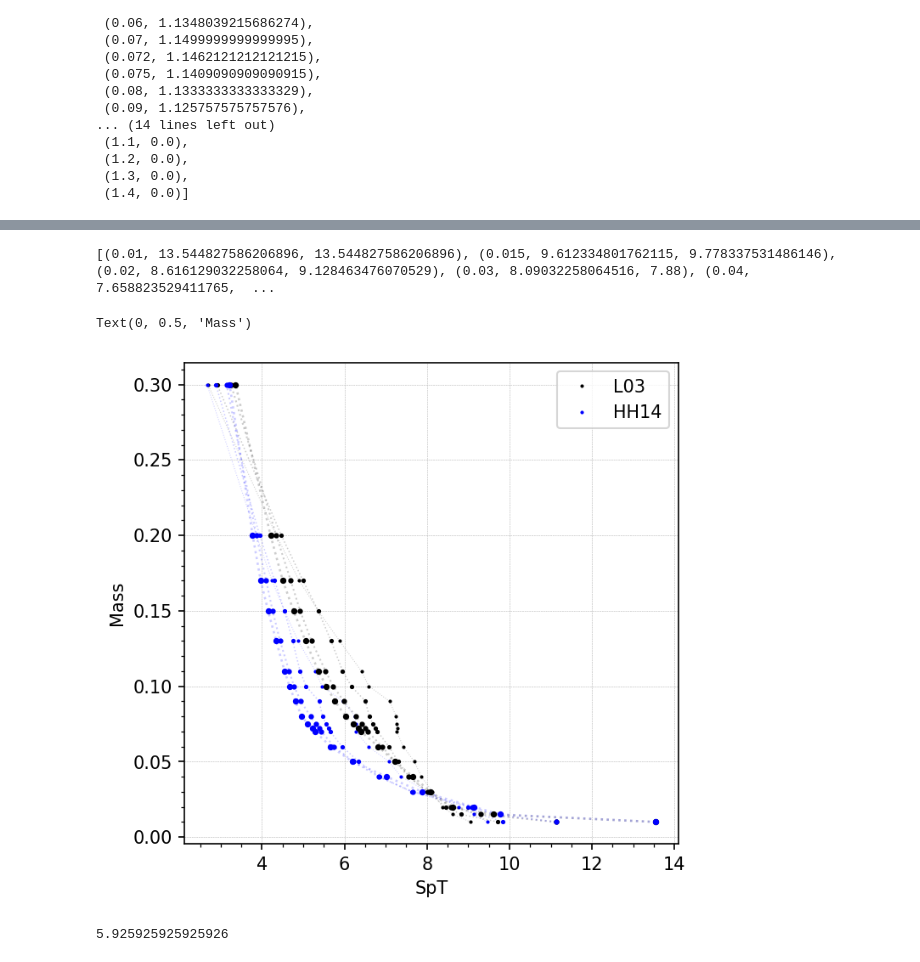
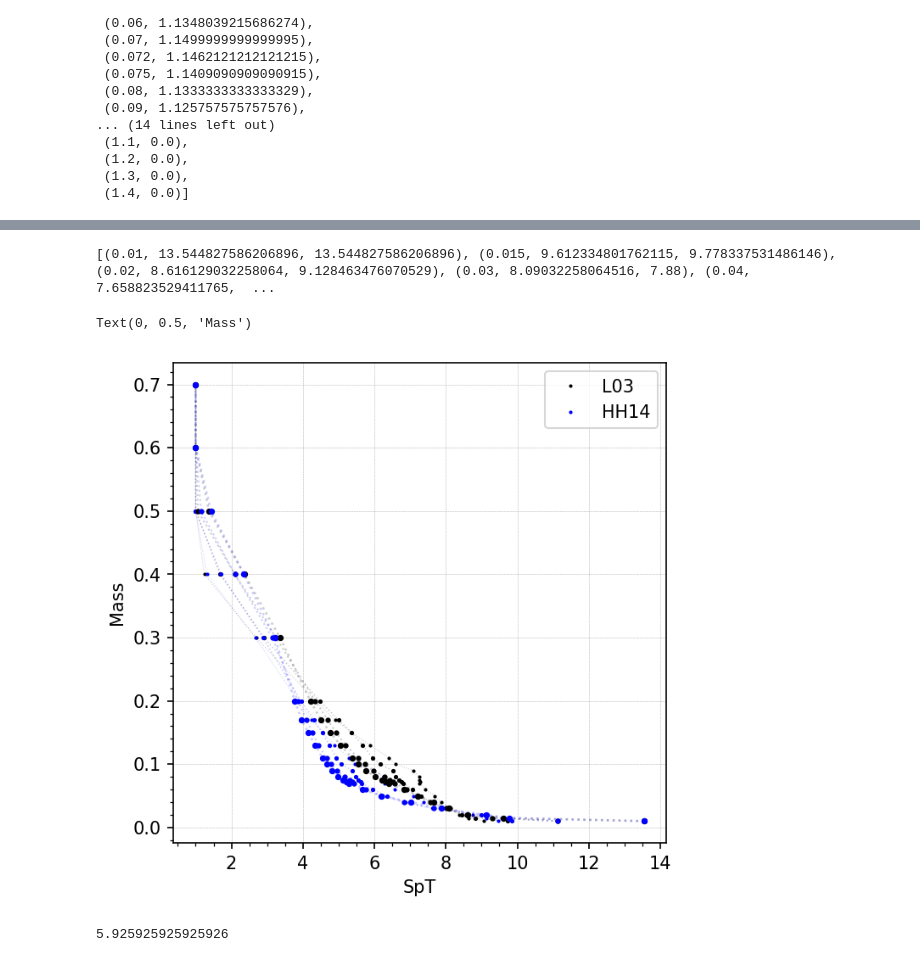
Before and after one commit to tomr-stargazer/Variability_Project_2020, a Jupyter notebook: wuvars/analysis/prototypes/Prototyping a mass-SpT figure.ipynb, the cells around one changed output, grey strips where cells are left out. Drawn from its saved outputs; the diff is of its cells as text; code cells hidden in the pictures.

```diff
--- a/wuvars/analysis/prototypes/Prototyping a mass-SpT figure.ipynb
+++ b/wuvars/analysis/prototypes/Prototyping a mass-SpT figure.ipynb
@@ -60,7 +60,7 @@ list(zip(mass, SpT_L03 - SpT_HH14))
 # %%
 fig, ax = plt.subplots(figsize=(5,5), dpi=150)
 plt.grid(True, linestyle='--', lw=0.25)
-small = mass<=0.2
+small = mass<=0.7
 # placeholders!
 # spts = np.arange(10)
 # masses = 10-np.arange(10)
@@ -83,35 +83,35 @@ ages = [0.5, 2.0, 5.0, 10.0]
 lw_array = [0.5, 0.75, 1.0, 1.25]
 ms_array = [2, 3, 4, 5]
 
 for age, lw, ms in zip(ages, lw_array, ms_array):
     iso = load_isochrone_generic(age)
     mass = iso[:,0]
     teff = iso[:,1]
     SpT_L03 = get_SpT_from_Teff(teff)
     SpT_HH14 = get_SpT_from_Teff_HH14(teff)
 
     if age == 10:
         print(list(zip(mass, SpT_L03, SpT_HH14)))
 
-    small = mass<=0.3
+    small = mass<=0.75
 
     ax.plot(SpT_L03[small], mass[small], 'k:', lw=lw, alpha=0.2)
     ax.plot(SpT_HH14[small], mass[small], 'b:', lw=lw, alpha=0.2)
 
     ax.plot(SpT_L03[small], mass[small], 'k.', lw=lw, ms=ms, label="L03")
     ax.plot(SpT_HH14[small], mass[small], 'b.', lw=lw, ms=ms, label='HH14')
 
     if age == ages[0]:
         ax.legend()
 
 ax.minorticks_on()
 ax.set_xlabel("SpT")
 ax.set_ylabel("Mass")
 # ax.set_title("2 Myr ")
 # %% [output]
 [(0.01, 13.544827586206896, 13.544827586206896), (0.015, 9.612334801762115, 9.778337531486146), (0.02, 8.616129032258064, 9.128463476070529), (0.03, 8.09032258064516, 7.88), (0.04, 7.658823529411765,  ...
 Text(0, 0.5, 'Mass')
-[figure, old version]
+[figure, new version]
 # %%
 SpT_interp = lambda x: np.interp(x, teff_array[::-1], spt_num_array[::-1], left=np.nan, right=np.nan)
 # %%
```
Also changed, not shown: parts of 7 cells of this notebook, 2 other files.
